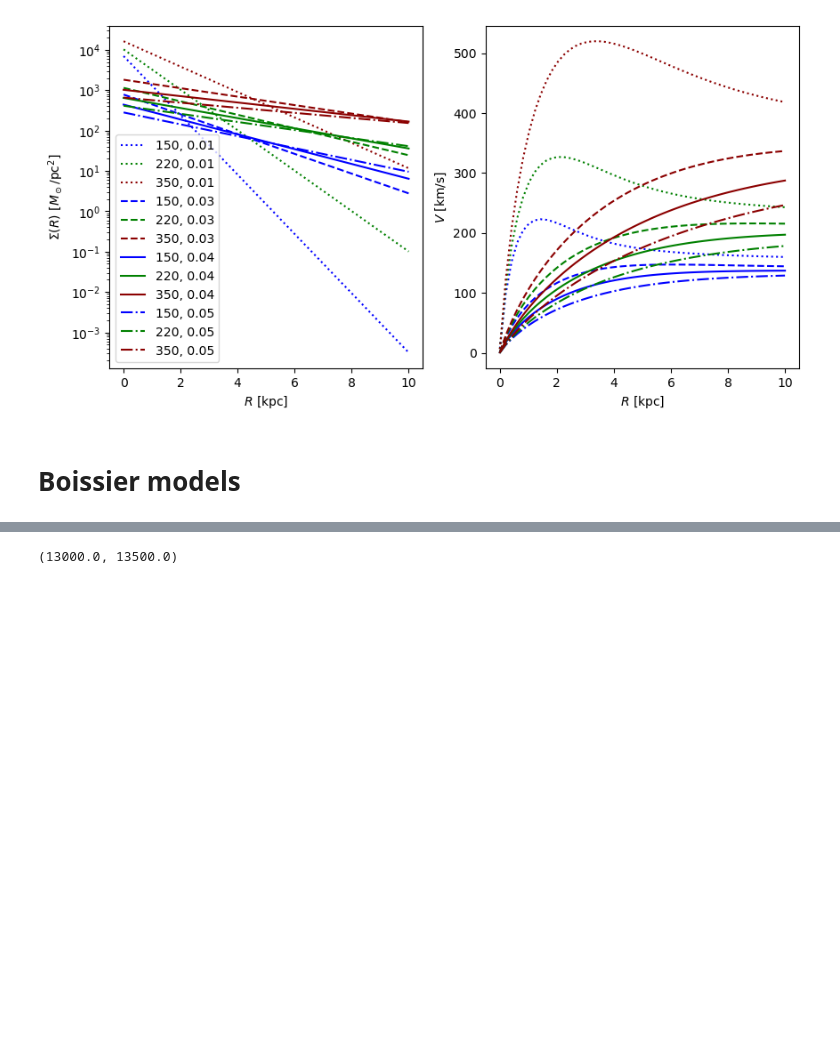
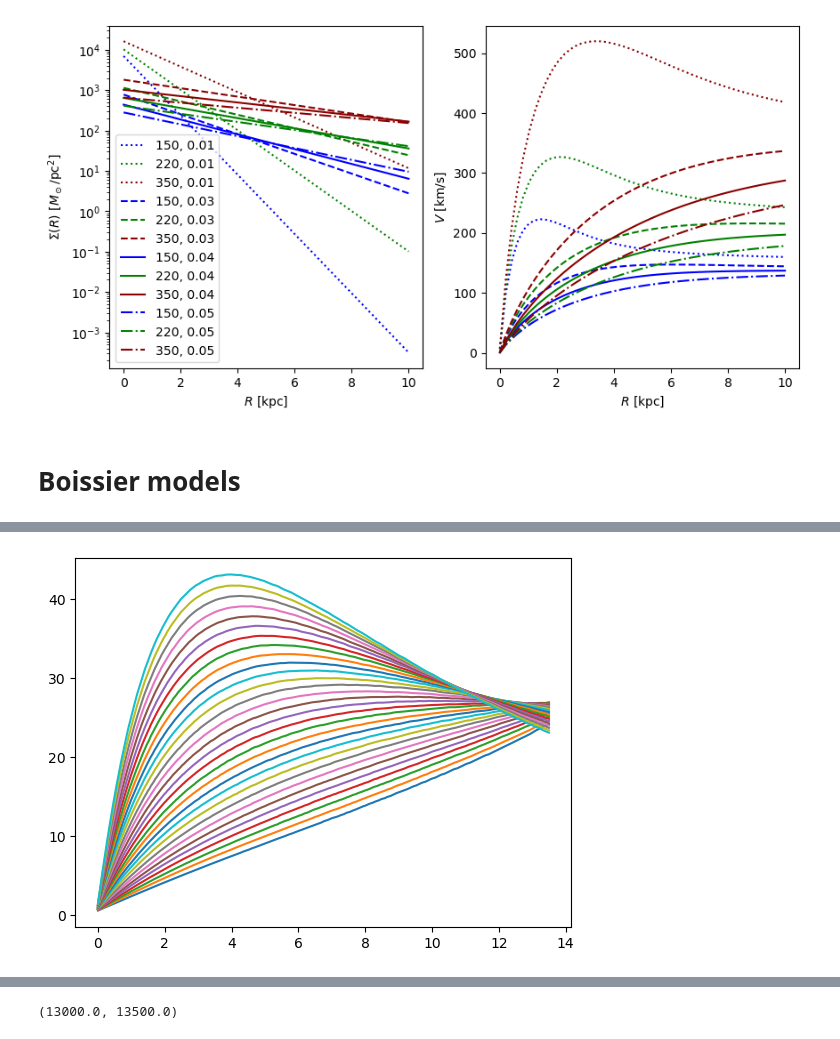
Before and after one commit to robertoinfurna/Jellifish, a Jupyter notebook: build_boissier.ipynb, the cells around one changed output, grey strips where cells are left out. Drawn from its saved outputs; the diff is of its cells as text; code cells hidden in the pictures; blank space fills up the shorter version.

```diff
--- a/build_boissier.ipynb
+++ b/build_boissier.ipynb
@@ -274 +287,12 @@ for velocity, full_path in velocity_files:
+# %%
+for V in np.linspace(80,200,30):
+    sfh = unperturbed_boissier_sfh(V=V,R=Rd(V,spin=0.05))
+    t     = sfh[:, 0]
+    sigma = sfh[:, 1]
+    sfr   = sfh[:, 2]
+    Z     = sfh[:, 3]
+
+    plt.plot(t,sfr)
+# %% [output]
+[figure, added]
 # %%
```
Also changed, not shown: parts of 16 cells of this notebook, 1 other file.
